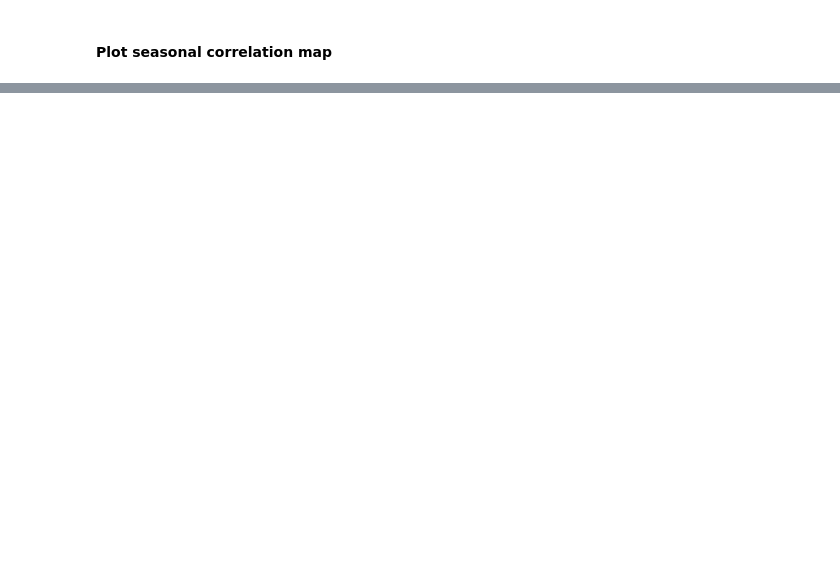
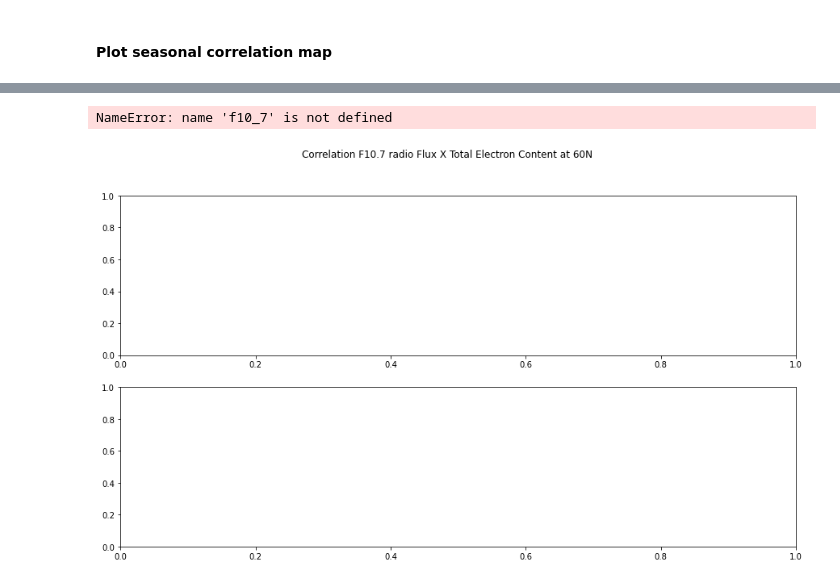
Before and after one commit to fredythekkekkara/correlation_project, a Jupyter notebook: correlation_data_analysis.ipynb, the cells around one changed output, grey strips where cells are left out. Drawn from its saved outputs; the diff is of its cells as text; code cells hidden in the pictures; blank space fills up the shorter version.

```diff
--- a/correlation_data_analysis.ipynb
+++ b/correlation_data_analysis.ipynb
@@ -1138,0 +1945,66 @@ testreshape()
+# %%
+tec_f10_7_corrr_file = "C:\\Users\\davi_fr\\Documents\\Thesis Project Final\\correlation_test_270622\\computations\\correlation\\tec_f10_7\\tec_f10_7.h5"
+tec_f10_7_norm_corrr_file = "C:\\Users\\davi_fr\\Documents\\Thesis Project Final\\correlation_test_270622\\computations\\normalised_correlation\\tec_f10_7\\tec_f10_7.h5"
+tec_f10_7_corrr_lowerLimitFile = "C:\\Users\\davi_fr\\Documents\\Thesis Project Final\\correlation_test_270622\\computations\\confidence_interval\\conf_int_corr_tec_f10_7\\conf_int_corr_tec_f10_7_lowerConfInterval.h5"
+tec_f10_7_corrr_upperLimitFile = "C:\\Users\\davi_fr\\Documents\\Thesis Project Final\\correlation_test_270622\\computations\\confidence_interval\\conf_int_corr_tec_f10_7\\conf_int_corr_tec_f10_7_upperConfInterval.h5"
+
+tec_f10_7_corrr = readH5File(tec_f10_7_corrr_file)
+tec_f10_7_norm_corrr = readH5File(tec_f10_7_norm_corrr_file)
+tec_f10_7_corrr_lowerLimit = readH5File(tec_f10_7_corrr_lowerLimitFile)
+tec_f10_7_corrr_upperLimit = readH5File(tec_f10_7_corrr_upperLimitFile)
+
+
+
+tec_f10_7_corrr = tec_f10_7_corrr[[60.0]]
+tec_f10_7_norm_corrr = tec_f10_7_norm_corrr[60.0]
+tec_f10_7_corrr_lowerLimit = tec_f10_7_corrr_lowerLimit[60.0]
+tec_f10_7_corrr_upperLimit = tec_f10_7_corrr_upperLimit[60.0]
+
+
+# print(tec_f10_7_corrr_lowerLimit)
+
+fig, axs = plt.subplots(2, sharex=True)
+fig.suptitle('Correlation F10.7 radio Flux X Total Electron Content at 60N')
+fig.set_size_inches(15, 8)
+axs[0].xaxis.set_tick_params(which='both', labelbottom=True)
+axs[0].plot(f10_7, label='F10.7 Radio Flux')
+axs[0].grid('on', which='minor')
+axs[0].grid('off', which='major')
+axs[0].xaxis.set_minor_locator(AutoMinorLocator(4))
+
+axs[1].plot(tec_f10_7_corrr, label='Correlation F10.7 X TEC (Box Window)')
+axs[1].plot(tec_f10_7_norm_corrr, label='Correlation F10.7 X TEC (Gaussian Window)')
+# axs[1].plot(tec_f10_7_corrr)
+# axs[1].plot(tec_f10_7_corrr)
+
+axs[1].grid('on', which='minor')
+axs[1].grid('off', which='major')
+axs[1].xaxis.set_minor_locator(AutoMinorLocator(4))
+axs[1].set_ylim(-1,1)
+
+xAxis = tec_f10_7_corrr_lowerLimit.index
+
+yAxisLower = tec_f10_7_corrr_lowerLimit
+yAxisUpper = tec_f10_7_corrr_upperLimit
+axs[1].fill_between(xAxis, yAxisLower, yAxisUpper, alpha=.5, linewidth=0, color='gray', label='95% confidence interval')
+
+
+axs[1].set_xlabel('Date')
+axs[1].set_ylabel('Correlation Coefficient')
+axs[0].set_ylabel('10.7cm Radio Flux (sfu)')
+
+axs[1].legend()
+axs[0].legend()
+plt.savefig('Correlation F10.7 radio Flux X Total Electron Content at 60N.png', dpi=300)
+plt.show()
+
+
+
+# pd.set_option("display.max_rows", None, "display.max_columns", None)
+# temp = f10_7.sort_values('f10_7', ascending=False).head(200)
+
+# temp1 = temp.sort_index()
+# print(temp1)
+# %% [output]
+NameError: name 'f10_7' is not defined
+[figure, added]
```
Also changed, not shown: parts of 83 cells of this notebook, 2 other files.
